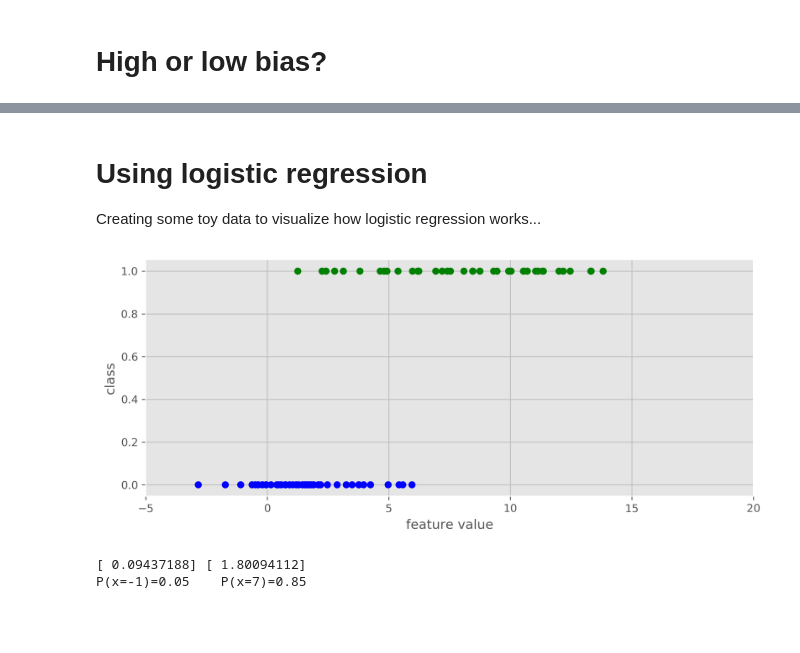
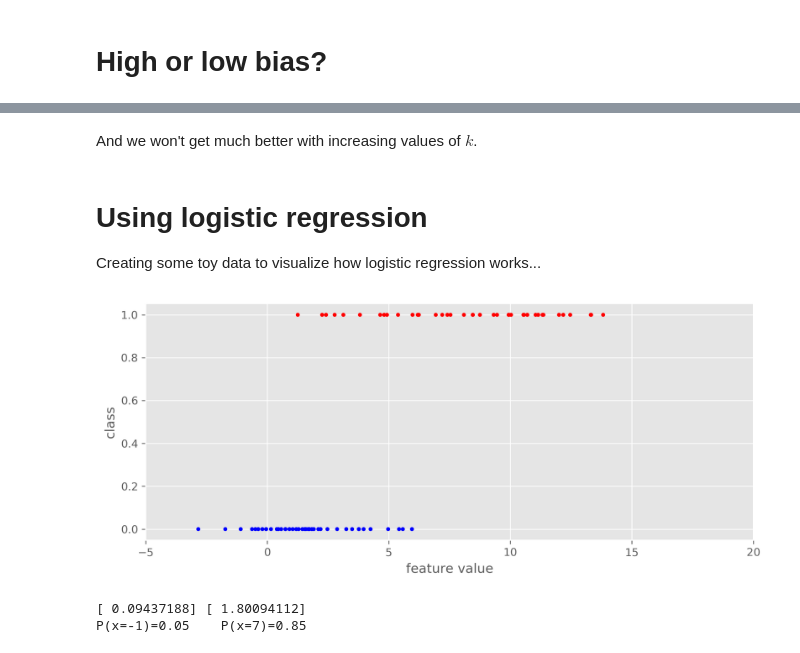
Before and after one commit to luispedro/BuildingMachineLearningSystemsWithPython, a Jupyter notebook: ch04_3rd/chapter_04.ipynb, the cells around one changed output, grey strips where cells are left out. Drawn from its saved outputs; the diff is of its cells as text; code cells hidden in the pictures; blank space fills up the shorter version.

```diff
--- a/ch04_3rd/chapter_04.ipynb
+++ b/ch04_3rd/chapter_04.ipynb
@@ -909,27 +1007,29 @@ IndexError: index 200 is out of bounds for axis 0 with size 80
+# %% [markdown]
+And we won't get much better with increasing values of $k$.
 # %% [markdown]
 # Using logistic regression
 Creating some toy data to visualize how logistic regression works...
 # %%
 from scipy.stats import norm
 
 np.random.seed(3)
 
 NUM_PER_CLASS = 40
-X = np.hstack((norm.rvs(2, size=NUM_PER_CLASS, scale=2),
+X_log = np.hstack((norm.rvs(2, size=NUM_PER_CLASS, scale=2),
               norm.rvs(8, size=NUM_PER_CLASS, scale=3)))
-y = np.hstack((np.zeros(NUM_PER_CLASS),
+y_log = np.hstack((np.zeros(NUM_PER_CLASS),
                np.ones(NUM_PER_CLASS))).astype(int)
 
 
 plt.figure(figsize=(10, 4), dpi=300)
-plt.grid(True, linestyle='-', color='0.75')
+plt.grid(True)
 
 plt.xlim((-5, 20))
-plt.scatter(X, y, c=np.array(['blue', 'red'])[y], , s=5, , s=5)
+plt.scatter(X_log, y_log, c=np.array(['blue', 'red'])[y_log], s=10)
 plt.xlabel("feature value")
 plt.ylabel("class")
 
 plt.savefig(os.path.join(CHART_DIR, "log_reg_example_data.png"), bbox_inches="tight")
 # %% [output]
-[figure, old version]
+[figure, new version]
 # %%
```
Also changed, not shown: parts of 39 cells of this notebook.
